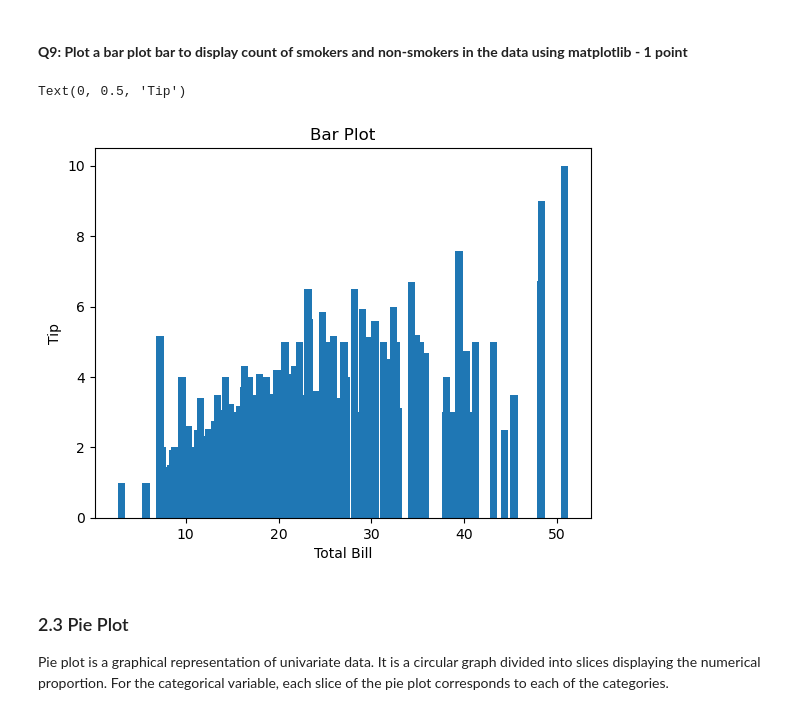
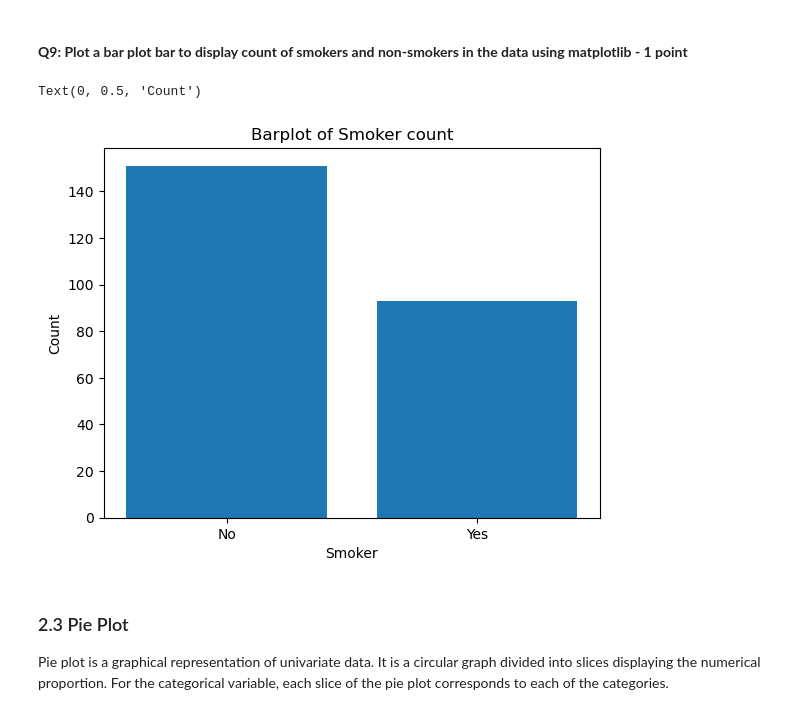
Before and after one commit to MatthewDurocher/bus0007, a Jupyter notebook: labs/lab5/Data_Visualization.ipynb, the cells around one changed output. Drawn from its saved outputs; the diff is of its cells as text; code cells hidden in the pictures.

```diff
--- a/labs/lab5/Data_Visualization.ipynb
+++ b/labs/lab5/Data_Visualization.ipynb
@@ -349,15 +349,15 @@ Name: count, dtype: int64
 #### **Q9: Plot a bar plot bar to display count of smokers and non-smokers in the data using matplotlib - 1 point**
 # %%
 # Plot a bar plot bar to display count of smokers and non-smokers in the data using matplotlib
-plt.bar(df['total_bill'],df['tip'])
+plt.bar(['No', 'Yes'], df['smoker'].value_counts())
 
 # add the axes labels to the plot
-plt.title('Bar Plot')
-plt.xlabel('Total Bill')
-plt.ylabel ('Tip')
+plt.title('Barplot of Smoker count')
+plt.xlabel('Smoker')
+plt.ylabel ('Count')
 # %% [output]
-Text(0, 0.5, 'Tip')
+Text(0, 0.5, 'Count')
-[figure, old version]
+[figure, new version]
 # %% [markdown]
 <a id="list"> </a>
 ### 2.3 Pie Plot
```
Also changed, not shown: parts of 1 cell of this notebook.
